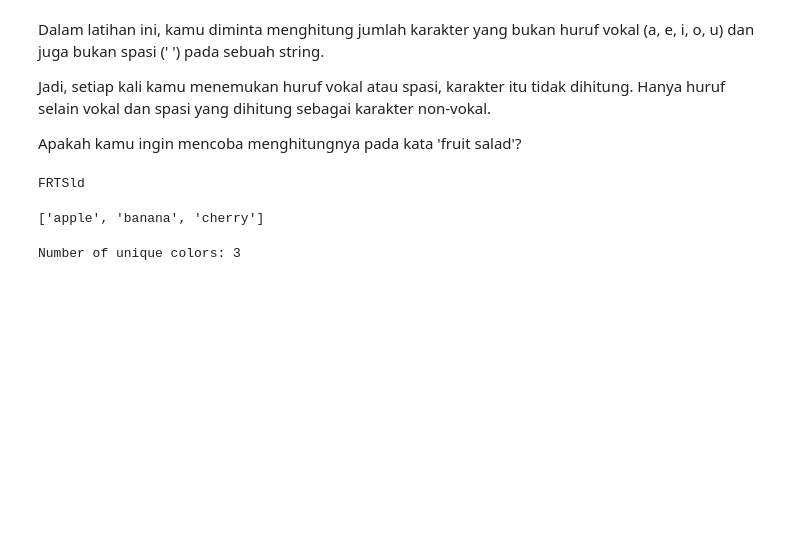
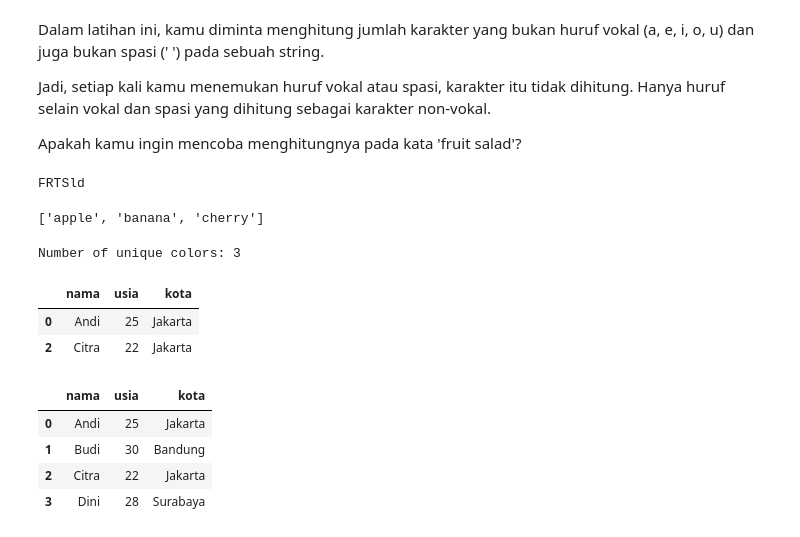
Before and after one commit to rasridho06/Python, a Jupyter notebook: Exercise.ipynb, the cells around one changed output. Saved outputs shown, nothing was run; the diff lists cells and outputs as text; code cells hidden in the pictures; blank space fills up the shorter version.

```diff
--- a/Exercise.ipynb
+++ b/Exercise.ipynb
@@ -939,3 +939,27 @@ count_unique_colors = len(unique_colors)
 print(f"Number of unique colors: {count_unique_colors}")
 # %% [output]
 Number of unique colors: 3
+# %%
+import pandas as pd
+
+data = {
+    'nama': ['Andi', 'Budi', 'Citra', 'Dini'],
+    'usia': [25, 30, 22, 28],
+    'kota': ['Jakarta', 'Bandung', 'Jakarta', 'Surabaya']
+}
+
+df = pd.DataFrame(data)
+# print(df)
+df[df['kota'] == 'Jakarta']
+# %% [output]
+|  | nama | usia | kota |
+| 0 | Andi | 25 | Jakarta |
+| 2 | Citra | 22 | Jakarta |
+# %%
+df.head() # jika tanpa print maka outputnya yg ditampilkan hanya code di baris terakhir saja
+# %% [output]
+|  | nama | usia | kota |
+| 0 | Andi | 25 | Jakarta |
+| 1 | Budi | 30 | Bandung |
+| 2 | Citra | 22 | Jakarta |
+| 3 | Dini | 28 | Surabaya |
```
Also changed, not shown: 2 other files.
